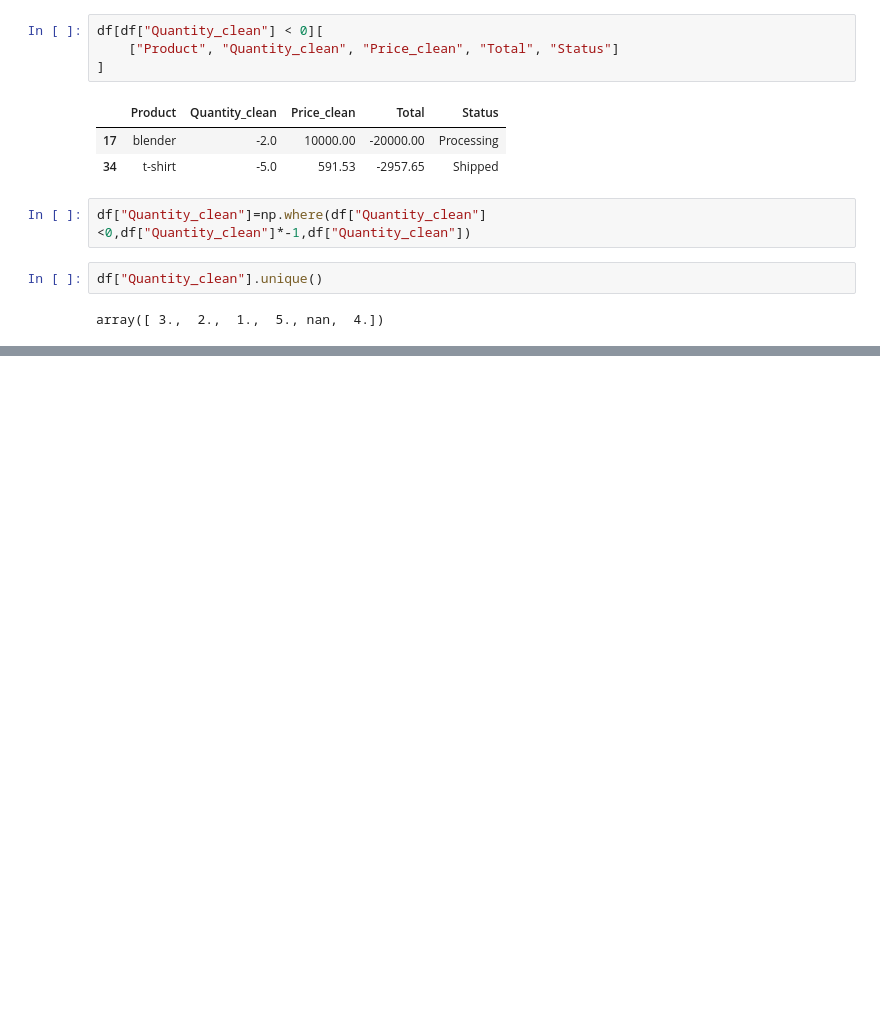
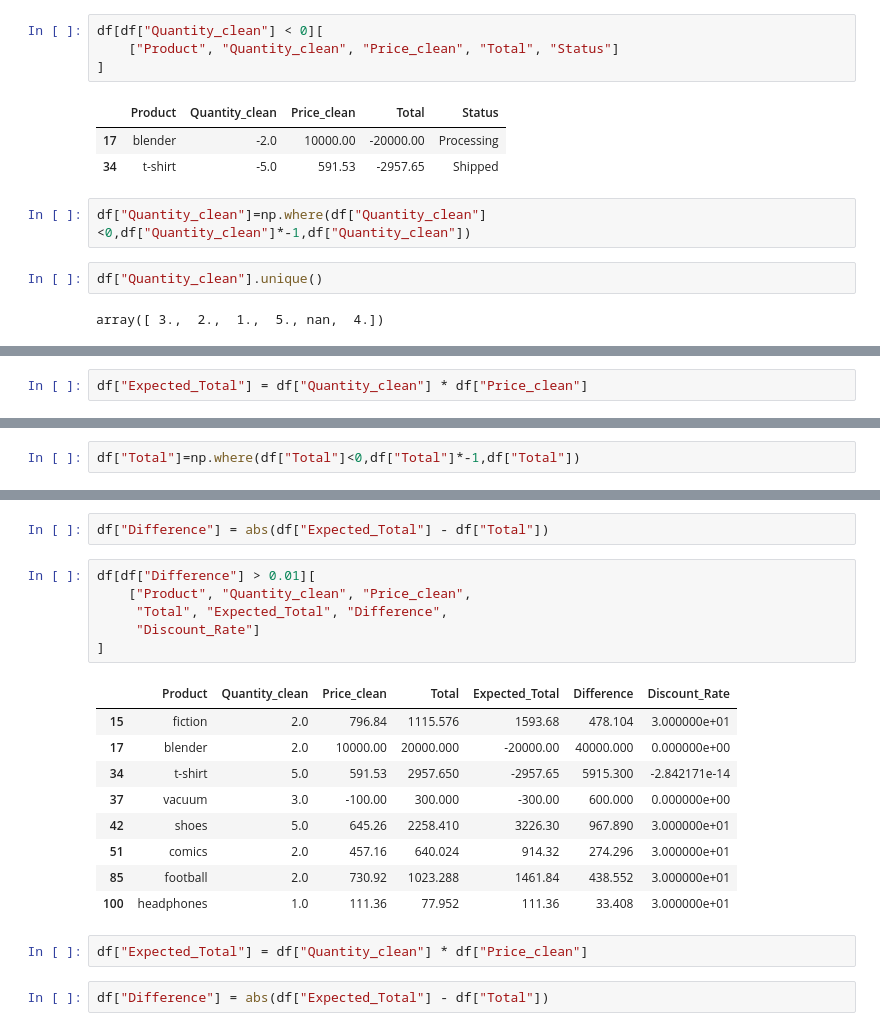
Before and after one commit to prajwalvare/sales-data-analysis, a Jupyter notebook: Notebook/notebook.ipynb, the cells around one changed output, grey strips where cells are left out. Saved outputs shown, nothing was run; the diff lists cells and outputs as text; blank space fills up the shorter version.

```diff
--- a/Notebook/notebook.ipynb
+++ b/Notebook/notebook.ipynb
@@ -728,0 +724,2 @@ Name: Quantity_clean, Length: 103, dtype: float64
+# %%
+df["Expected_Total"] = df["Quantity_clean"] * df["Price_clean"]
@@ -728,0 +741,2 @@ Name: Quantity_clean, Length: 103, dtype: float64
+# %%
+df["Total"]=np.where(df["Total"]<0,df["Total"]*-1,df["Total"])
@@ -728,0 +754,22 @@ Name: Quantity_clean, Length: 103, dtype: float64
+# %%
+df["Difference"] = abs(df["Expected_Total"] - df["Total"])
+# %%
+df[df["Difference"] > 0.01][
+    ["Product", "Quantity_clean", "Price_clean",
+     "Total", "Expected_Total", "Difference",
+     "Discount_Rate"]
+]
+# %% [output]
+|  | Product | Quantity_clean | Price_clean | Total | Expected_Total | Difference | Discount_Rate |
+| 15 | fiction | 2.0 | 796.84 | 1115.576 | 1593.68 | 478.104 | 3.000000e+01 |
+| 17 | blender | 2.0 | 10000.00 | 20000.000 | -20000.00 | 40000.000 | 0.000000e+00 |
+| 34 | t-shirt | 5.0 | 591.53 | 2957.650 | -2957.65 | 5915.300 | -2.842171e-14 |
+| 37 | vacuum | 3.0 | -100.00 | 300.000 | -300.00 | 600.000 | 0.000000e+00 |
+| 42 | shoes | 5.0 | 645.26 | 2258.410 | 3226.30 | 967.890 | 3.000000e+01 |
+| 51 | comics | 2.0 | 457.16 | 640.024 | 914.32 | 274.296 | 3.000000e+01 |
+| 85 | football | 2.0 | 730.92 | 1023.288 | 1461.84 | 438.552 | 3.000000e+01 |
+| 100 | headphones | 1.0 | 111.36 | 77.952 | 111.36 | 33.408 | 3.000000e+01 |
+# %%
+df["Expected_Total"] = df["Quantity_clean"] * df["Price_clean"]
+# %%
+df["Difference"] = abs(df["Expected_Total"] - df["Total"])
```
Also changed, not shown: parts of 47 cells of this notebook.
